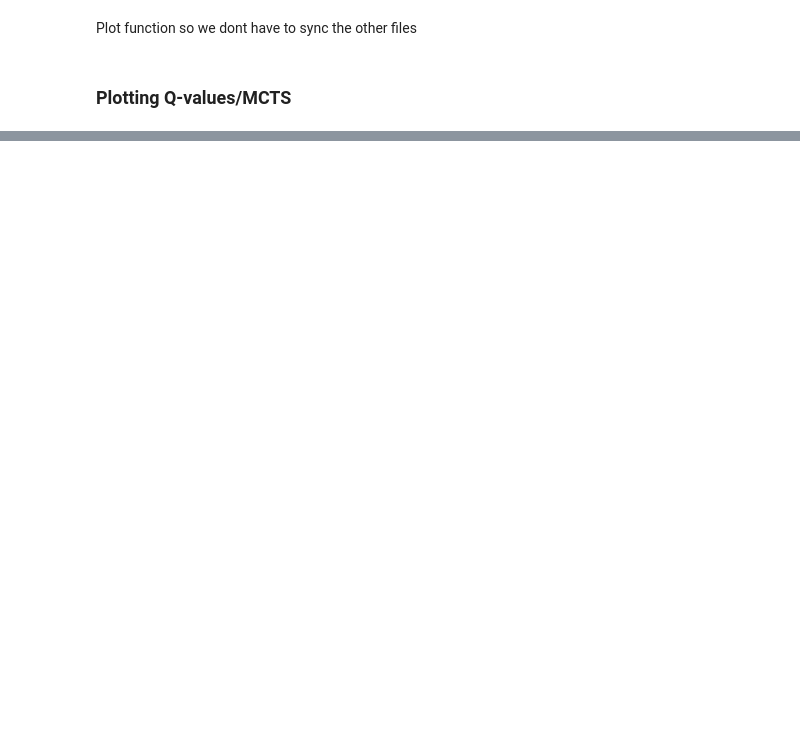
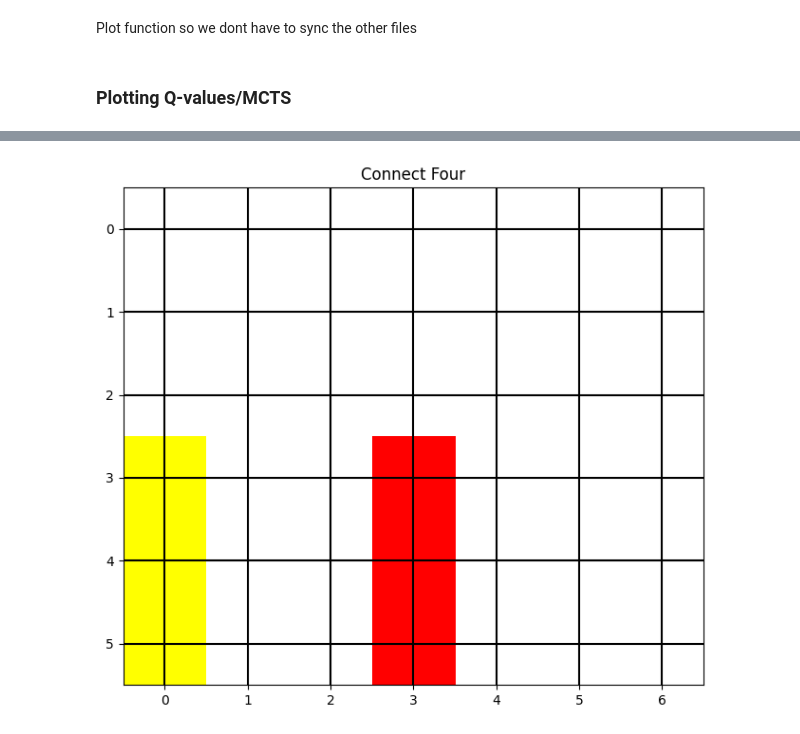
Before and after one commit to yhc-666/connect-4, a Jupyter notebook: test.ipynb, the cells around one changed output, grey strips where cells are left out. Cells and saved outputs as stored; diff of their text form; code cells hidden in the pictures; blank space fills up the shorter version.

```diff
--- a/test.ipynb
+++ b/test.ipynb
@@ -72,3 +77,8 @@ plot_q_values_heatmap(q_values)
+# %%
+state = progress_to_state(get_connect_four_game(), [3,0,3,0,3,0])
+visualize_board(state)
+# %% [output]
+[figure, added]
 # %%
 import matplotlib.pyplot as plt
 import matplotlib.image as mpimg
```
Also changed, not shown: parts of 10 cells of this notebook, 5 other files.
